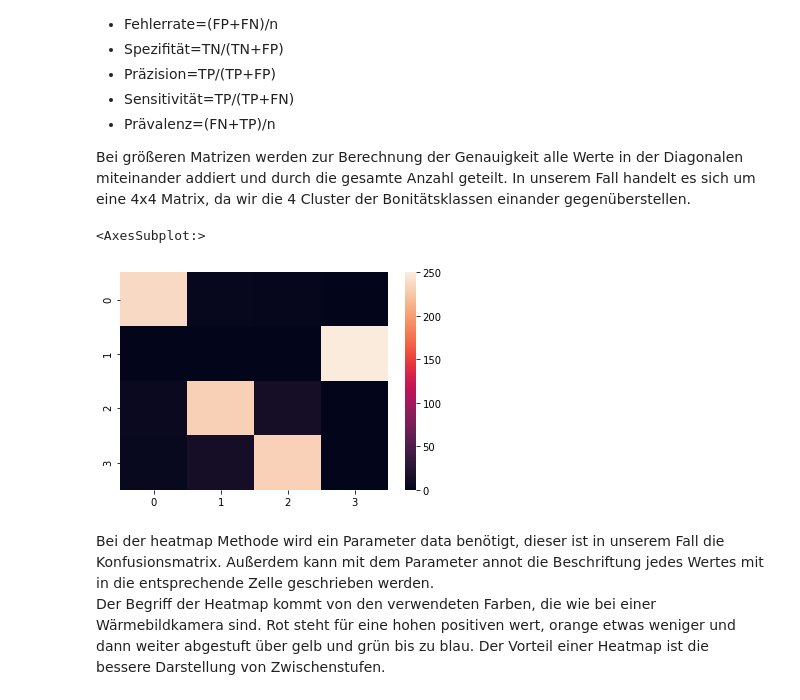
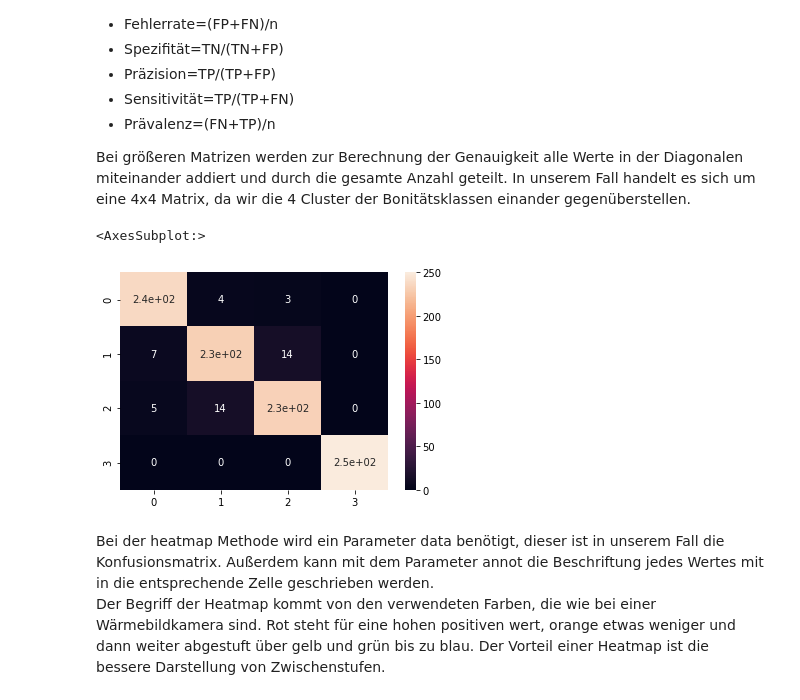
Before and after one commit to Fillippp/Datenanalyse, a Jupyter notebook: partitionierende_clusteranalyse_sample_size_1000.ipynb, the cells around one changed output. Drawn from its saved outputs; the diff is of its cells as text; code cells hidden in the pictures.

Commit message:
Accuracy Fehler behoben

```diff
--- a/partitionierende_clusteranalyse_sample_size_1000.ipynb
+++ b/partitionierende_clusteranalyse_sample_size_1000.ipynb
@@ -151,0 +142,15 @@ sklearn.metrics.accuracy_score(y, y_kmeans)
+# %%
+from scipy.stats import mode
+import numpy
+
+kmeans = KMeans(n_clusters=4, random_state=0).fit(X)
+
+y_kmeans=kmeans.predict(X)
+
+labels = numpy.zeros_like(y_kmeans)
+for i in range(4):
+    mask = (y_kmeans == i)#mask is ein booleasches Array, bei numpy arrays ist es möglich einen booleaschen index mitzugeben
+    labels[mask] = mode(y[mask])[0]
+    print(labels)
+
+sklearn.metrics.accuracy_score(y, labels)
@@ -188,10 +217,10 @@ Aus diesen Matrizen lassen sich folgende Werte ableiten:
 Bei größeren Matrizen werden zur Berechnung der Genauigkeit alle Werte in der Diagonalen miteinander addiert und durch die gesamte Anzahl geteilt.
 In unserem Fall handelt es sich um eine 4x4 Matrix, da wir die 4 Cluster der Bonitätsklassen einander gegenüberstellen.
 # %%
-sns.heatmap(sklearn.metrics.confusion_matrix(y_kmeans, y))
+sns.heatmap(sklearn.metrics.confusion_matrix(labels, y), annot= True )
 # %% [output]
 <AxesSubplot:>
-[figure, old version]
+[figure, new version]
 # %% [markdown]
 Bei der heatmap Methode wird ein Parameter data benötigt, dieser ist in unserem Fall die Konfusionsmatrix. Außerdem kann mit dem Parameter annot die Beschriftung jedes Wertes mit in die entsprechende Zelle geschrieben werden. <br/>
 Der Begriff der Heatmap kommt von den verwendeten Farben, die wie bei einer Wärmebildkamera sind. Rot steht für eine hohen positiven wert, orange etwas weniger und dann weiter abgestuft über gelb und grün bis zu blau. Der Vorteil einer Heatmap ist die bessere Darstellung von Zwischenstufen.
```
Also changed, not shown: parts of 6 cells of this notebook.
